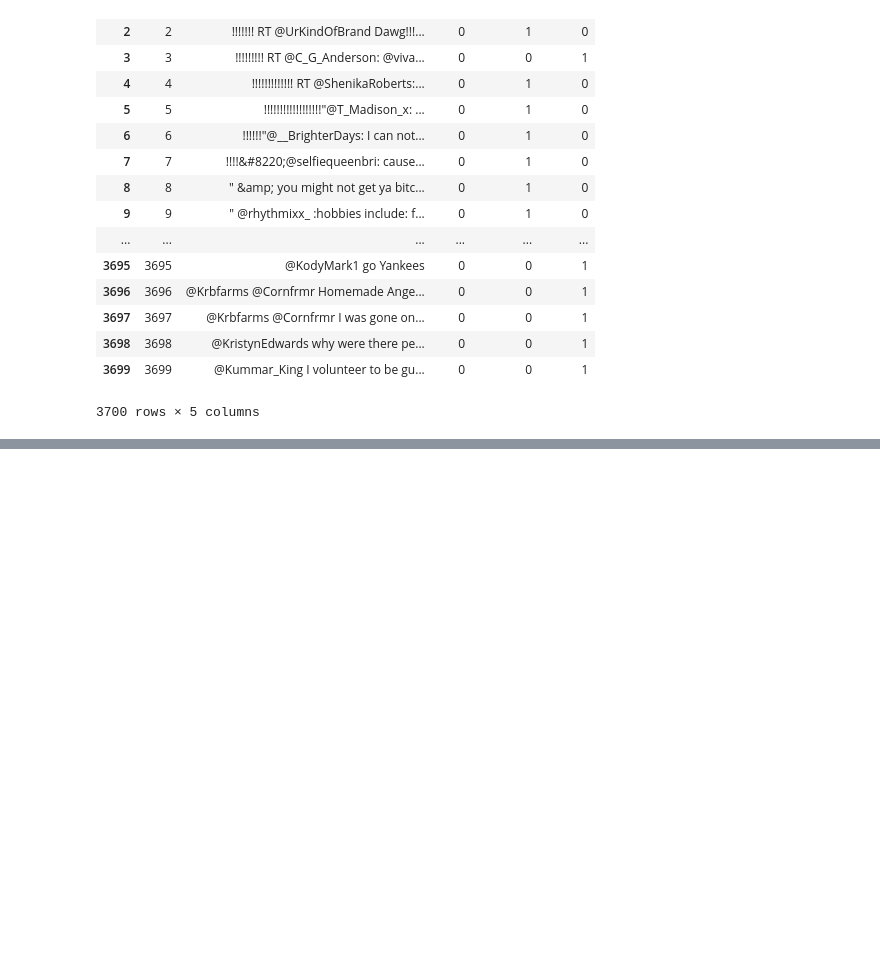
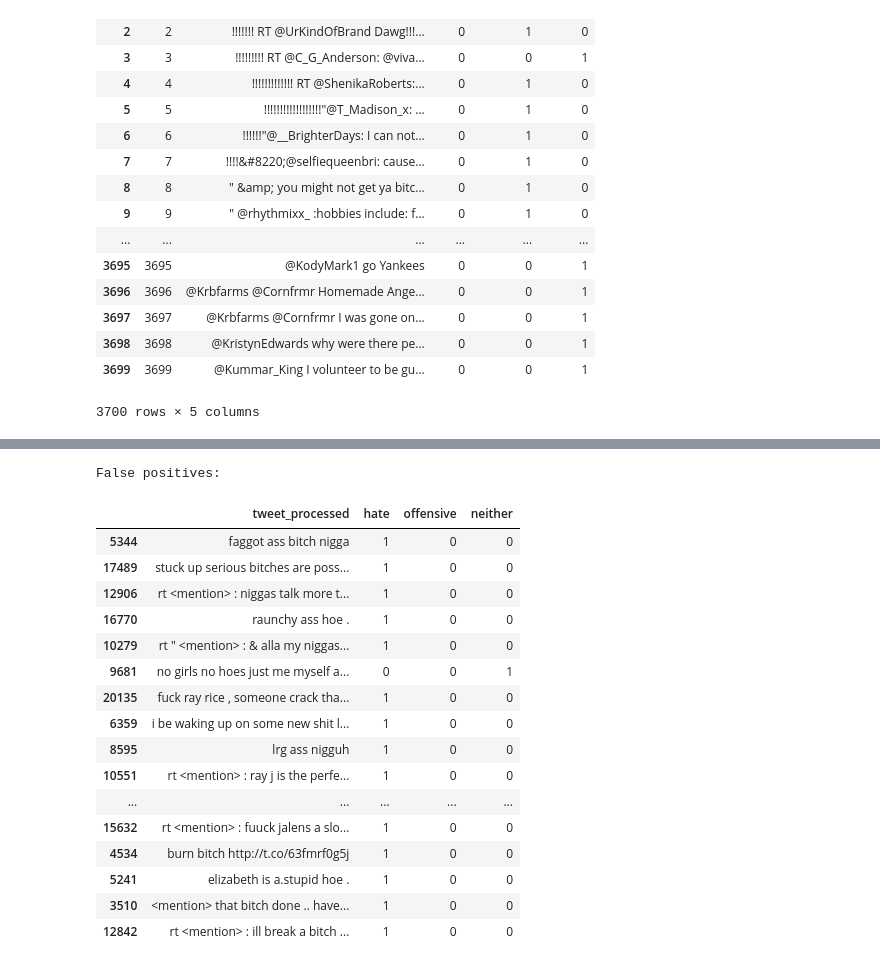
Before and after one commit to michaelmilleryoder/comp-ethics, a Jupyter notebook: jupyter/hw3.ipynb, the cells around one changed output, grey strips where cells are left out. Cells and saved outputs as stored; diff of their text form; code cells hidden in the pictures; blank space fills up the shorter version.

```diff
--- a/jupyter/hw3.ipynb
+++ b/jupyter/hw3.ipynb
@@ -1675,0 +1835,22 @@ final_predictions.to_csv('/usr0/home/mamille2/11-830_data/hw3/Michael_Yoder.hypo
+# %%
+print("False positives:")
+display(data['train'].loc[false_pos, ['tweet_processed', 'hate', 'offensive', 'neither']].sample(30))
+# %% [output]
+False positives:
+|  | tweet_processed | hate | offensive | neither |
+| 5344 | faggot ass bitch nigga | 1 | 0 | 0 |
+| 17489 | stuck up serious bitches are poss... | 1 | 0 | 0 |
+| 12906 | rt <mention> : niggas talk more t... | 1 | 0 | 0 |
+| 16770 | raunchy ass hoe . | 1 | 0 | 0 |
+| 10279 | rt " <mention> : & alla my niggas... | 1 | 0 | 0 |
+| 9681 | no girls no hoes just me myself a... | 0 | 0 | 1 |
+| 20135 | fuck ray rice , someone crack tha... | 1 | 0 | 0 |
+| 6359 | i be waking up on some new shit l... | 1 | 0 | 0 |
+| 8595 | lrg ass nigguh | 1 | 0 | 0 |
+| 10551 | rt <mention> : ray j is the perfe... | 1 | 0 | 0 |
+| ... | ... | ... | ... | ... |
+| 15632 | rt <mention> : fuuck jalens a slo... | 1 | 0 | 0 |
+| 4534 | burn bitch http://t.co/63fmrf0g5j | 1 | 0 | 0 |
+| 5241 | elizabeth is a.stupid hoe . | 1 | 0 | 0 |
+| 3510 | <mention> that bitch done .. have... | 1 | 0 | 0 |
+| 12842 | rt <mention> : ill break a bitch ... | 1 | 0 | 0 |
```
Also changed, not shown: parts of 17 cells of this notebook.
